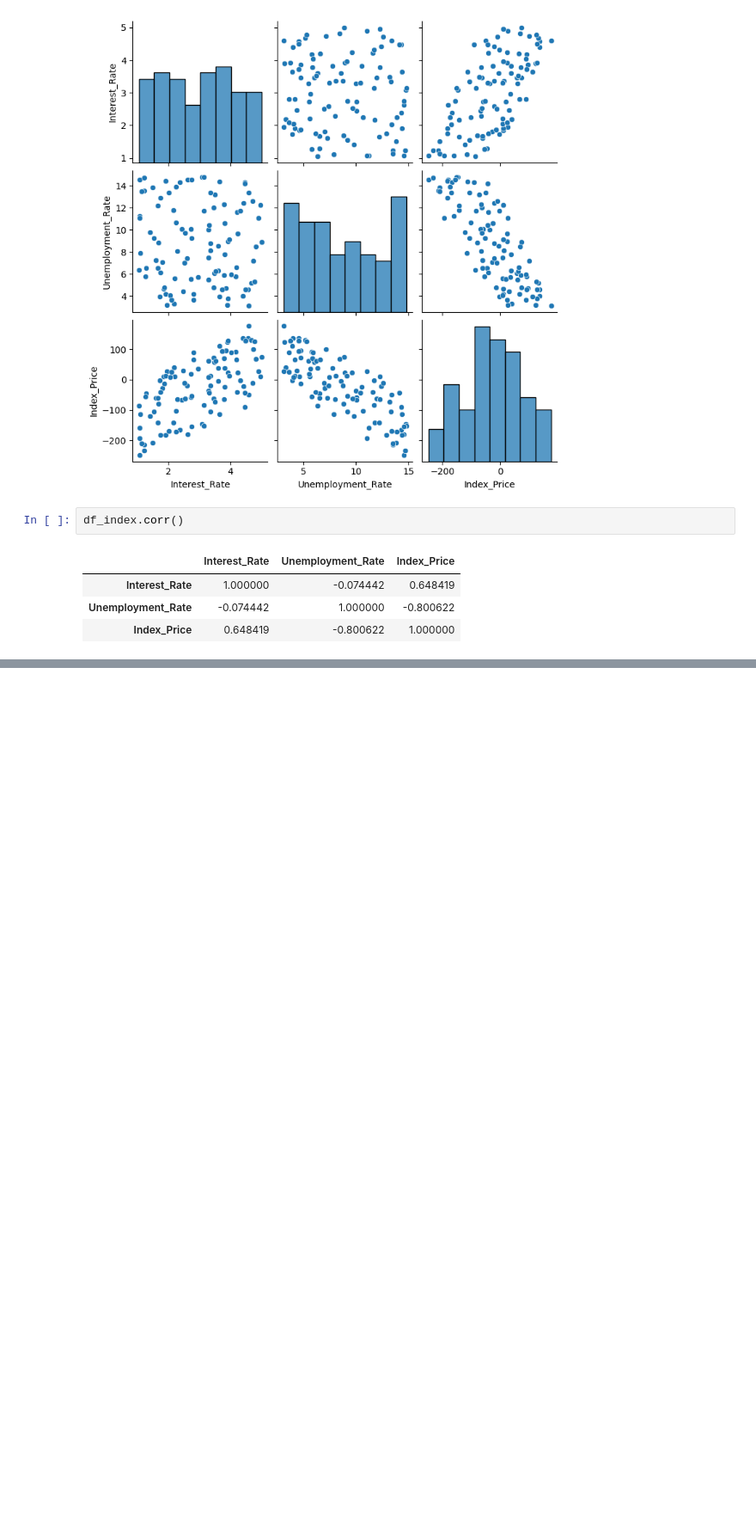
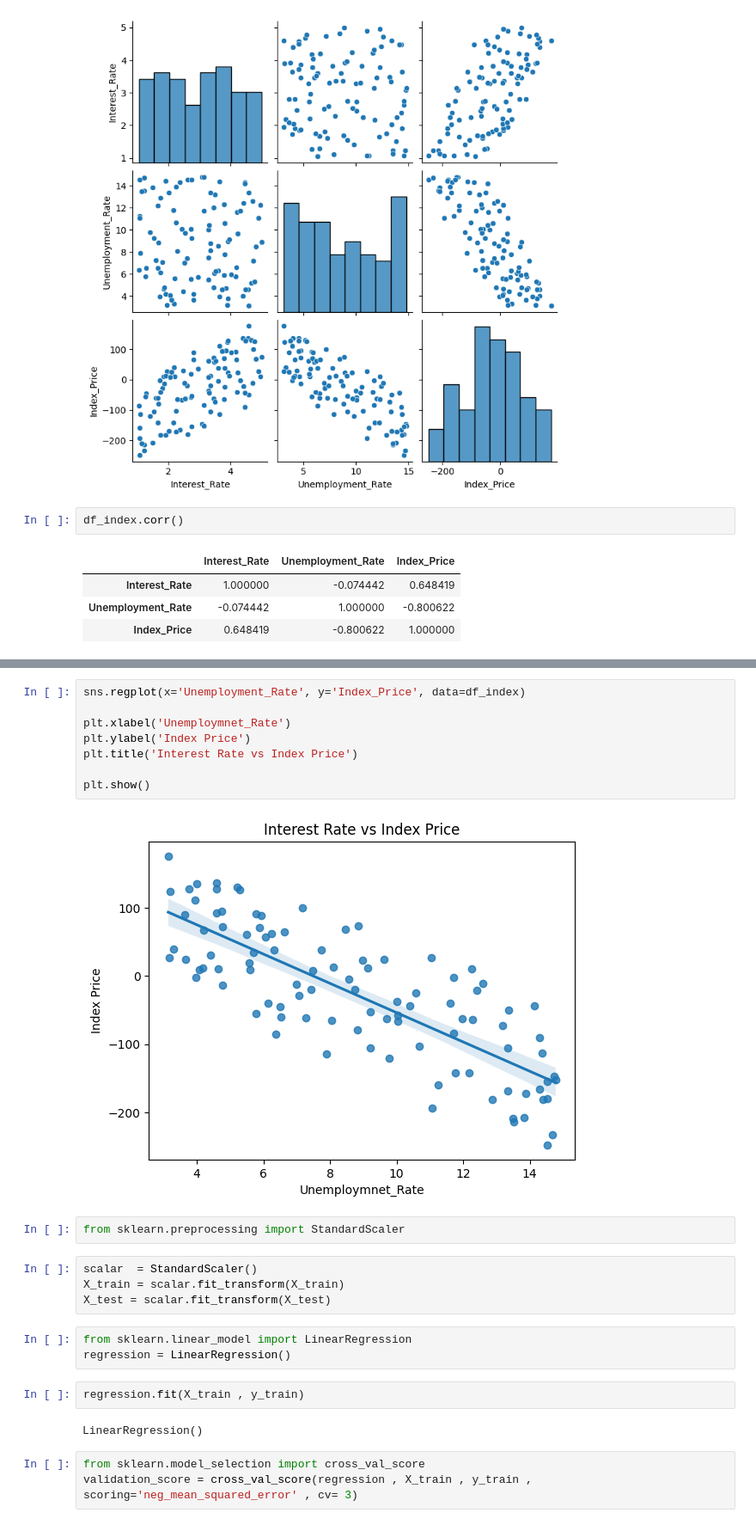
Before and after one commit to Kiritiaajd/MACHINE_LEARNING, a Jupyter notebook: MachineLearningAlgorithms/LineraRegression/MultipleLinearRegression.ipynb, the cells around one changed output, grey strips where cells are left out. Shown at 86% size. Cells and saved outputs as stored; diff of their text form; blank space fills up the shorter version.

Commit message:
MultipleLinearRegression

```diff
--- a/MachineLearningAlgorithms/LineraRegression/MultipleLinearRegression.ipynb
+++ b/MachineLearningAlgorithms/LineraRegression/MultipleLinearRegression.ipynb
@@ -97,0 +117,26 @@ X = df_index[['interest_rates' ]]
+# %%
+sns.regplot(x='Unemployment_Rate', y='Index_Price', data=df_index)
+
+plt.xlabel('Unemploymnet_Rate')
+plt.ylabel('Index Price')
+plt.title('Interest Rate vs Index Price')
+
+plt.show()
+# %% [output]
+[figure, added]
+# %%
+from sklearn.preprocessing import StandardScaler
+# %%
+scalar  = StandardScaler()
+X_train = scalar.fit_transform(X_train)
+X_test = scalar.fit_transform(X_test)
+# %%
+from sklearn.linear_model import LinearRegression
+regression = LinearRegression()
+# %%
+regression.fit(X_train , y_train)
+# %% [output]
+LinearRegression()
+# %%
+from sklearn.model_selection import cross_val_score
+validation_score = cross_val_score(regression , X_train , y_train , scoring='neg_mean_squared_error' , cv= 3)
```
Also changed, not shown: parts of 11 cells of this notebook, 1 other file.
